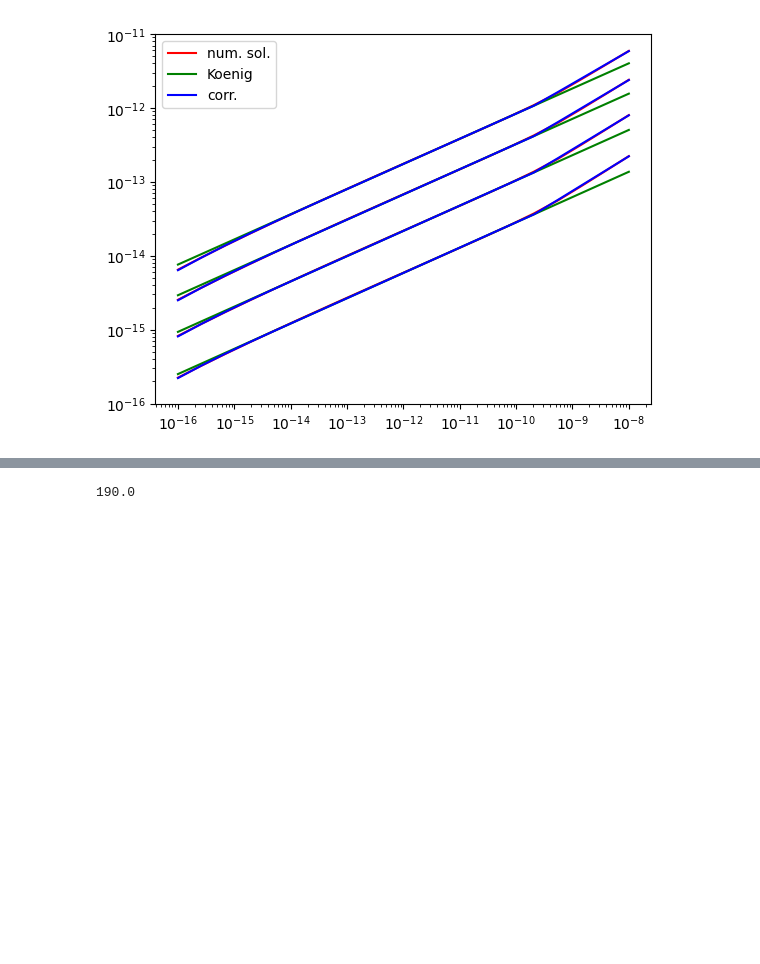
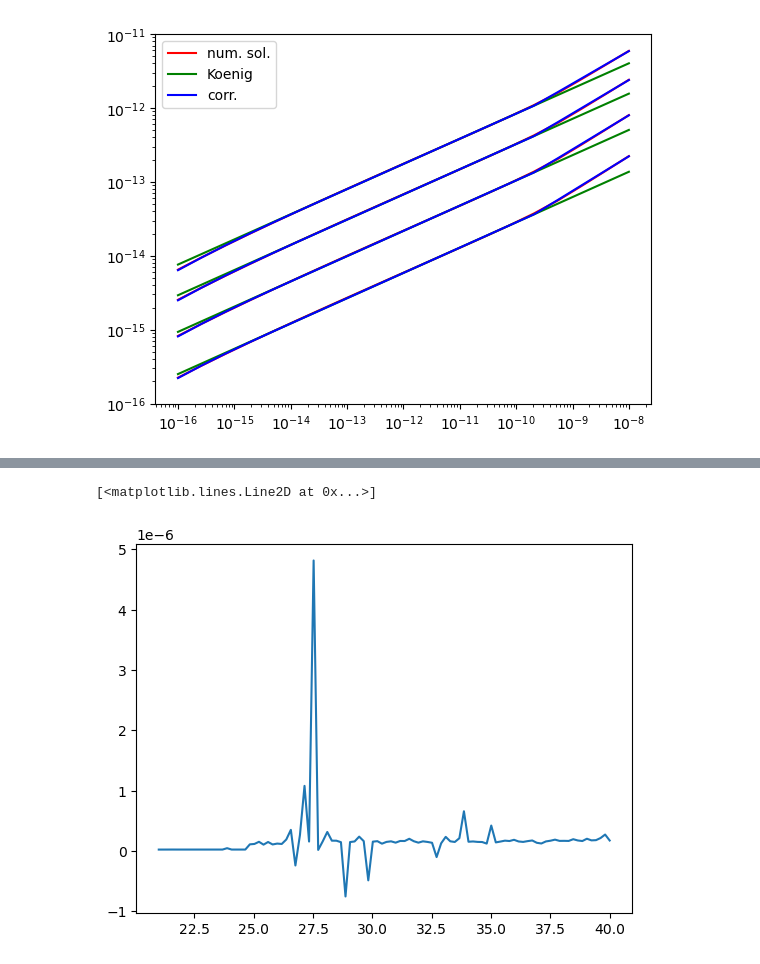
Before and after one commit to astro-zilla/contrails, a Jupyter notebook: microphysics_approximations.ipynb, the cells around one changed output, grey strips where cells are left out. Saved outputs shown, nothing was run; the diff lists cells and outputs as text; code cells hidden in the pictures; blank space fills up the shorter version.

```diff
--- a/microphysics_approximations.ipynb
+++ b/microphysics_approximations.ipynb
@@ -365,4 +395,25 @@ plt.show()
 # %%
-(230-190)/(60000-40000)*40000+50
+from hygrometry import psat_ice, psat_water
+
+def S(r,rd):
+    sigma_wa=0.072
+    rho_w=1000
+    Rv=8.31/M_w
+    T=220
+    rd=20e-9
+    kappa=0.005
+    aw = (r**3-rd**3)/(r**3-rd**3*(1-kappa))
+    ak = 2 * sigma_wa / (Rv * T * rho_w)
+    return aw * np.exp(ak/r)
+
+
+rd0=20e-9
+rd = np.linspace(1.05*rd0,2*rd0,100)
+r0=rd
+# differentiate
+rstar = scipy.optimize.root(lambda r: scipy.differentiate.derivative(S, r, args=rd, initial_step=1e-12).df,r)
+
+plt.plot(r*1e9,rstar.x)
 # %% [output]
-190.0
+[<matplotlib.lines.Line2D at 0x...>]
+[figure, added]
```
Also changed, not shown: parts of 3 cells of this notebook.
